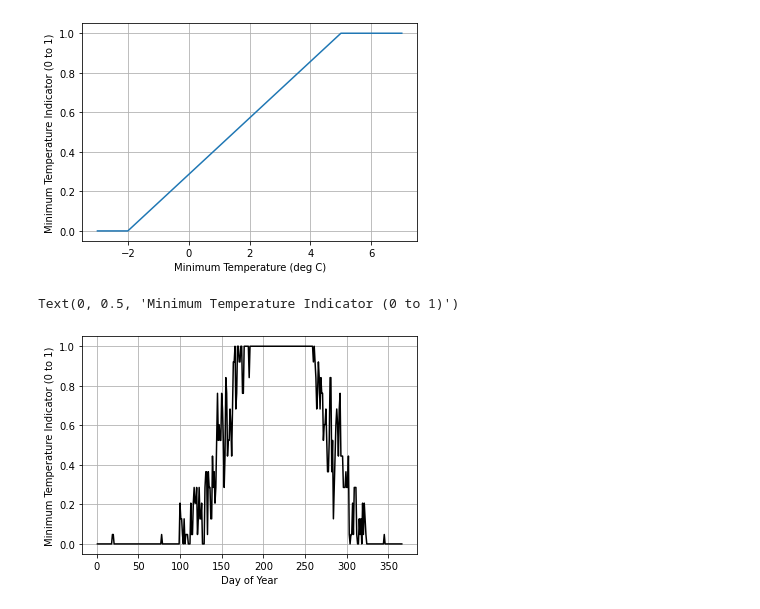
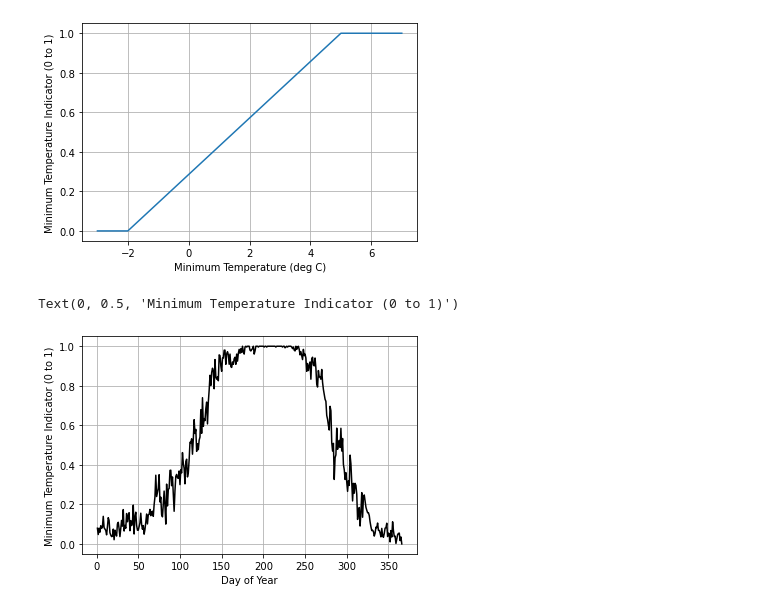
Before and after one commit to wmjolly/NFDRSV4MasterClass, a Jupyter notebook: NFDRSV4-MasterClass.ipynb, the cells around one changed output. Saved outputs shown, nothing was run; the diff lists cells and outputs as text; code cells hidden in the pictures.

```diff
--- a/NFDRSV4-MasterClass.ipynb
+++ b/NFDRSV4-MasterClass.ipynb
@@ -165,9 +178,9 @@ fwx353228_daily = fwx353228_daily.dropna()
 # %%
 # Loop through DataFrame and calculate VPD, just like before
 VPD = []  # Empty Array
-for index, row in fwx353228_daily.iterrows():
+for index, row in fwx_daily.iterrows():
     temp = float(row.Tmax)
     rh = float(row.RHmin)
     VPD.append(CalcVPD(rh,temp) )
-fwx353228_daily['VPDMax'] = VPD
+fwx_daily['VPDMax'] = VPD
 # %%
@@ -190,6 +203,6 @@ plt.grid()
 # %% [markdown]
 Step 5: Finally, let's calculate one of the Indicator or Ramp functions for one of the variables.
 # %%
-fwx353228_daily['TminC'] =  (fwx353228_daily.Tmin - 32.0) * 5.0 / 9.0; # Convert Tmin from Fahrenheit to celcuius
+fwx_daily['TminC'] =  (fwx_daily.Tmin - 32.0) * 5.0 / 9.0; # Convert Tmin from Fahrenheit to celcuius
 # %%
 # Here is an easy way to look for crazy values.  Let's look at the days in the dataset that have TempF greater than 120F
@@ -240,18 +248,19 @@ plt.grid()
 TminInd = []  # Empty Array
 TminLow = -2        # Lower limit for Minimum Temperature (-2degC by default)
 TminUp = 5          # Upper limit for Minimum Temperature (5degC by default)
-for index, row in fwx353228_daily.iterrows():
+for index, row in fwx_daily.iterrows():
     temp = float(row.TminC)
     TminInd.append(Ind(temp,TminLow,TminUp))
-fwx353228_daily['TminInd'] = TminInd
+fwx_daily['TminInd'] = TminInd
 # %%
-fwx353228_daily['TminInd'] = fwx353228_daily.apply(lambda row: Ind(row['TminC'],TminLow,TminUp),axis=1)
+# The 'Pythonic' way of doing the above
+fwx_daily['TminInd'] = fwx_daily.apply(lambda row: Ind(row['TminC'],TminLow,TminUp),axis=1)
 # %%
 f,ax = plt.subplots()
-fwx353228_daily.TminInd.groupby(fwx353228_daily.DateTime.dt.dayofyear).min().plot(color='black')
+fwx_daily.TminInd.groupby(fwx_daily.DateTime.dt.dayofyear).mean().plot(color='black')
 plt.grid()
 ax.set_xlabel("Day of Year")
 ax.set_ylabel("Minimum Temperature Indicator (0 to 1)")
 # %% [output]
 Text(0, 0.5, 'Minimum Temperature Indicator (0 to 1)')
-[figure, old version]
+[figure, new version]
```
Also changed, not shown: parts of 17 cells of this notebook, 1 other file.
